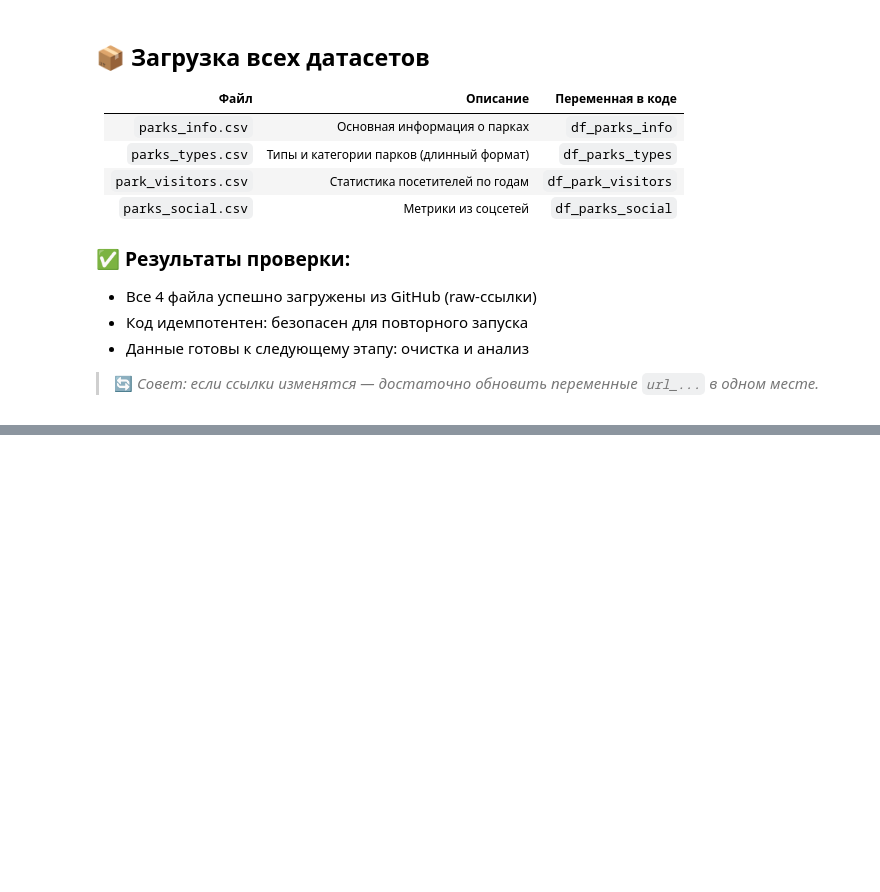
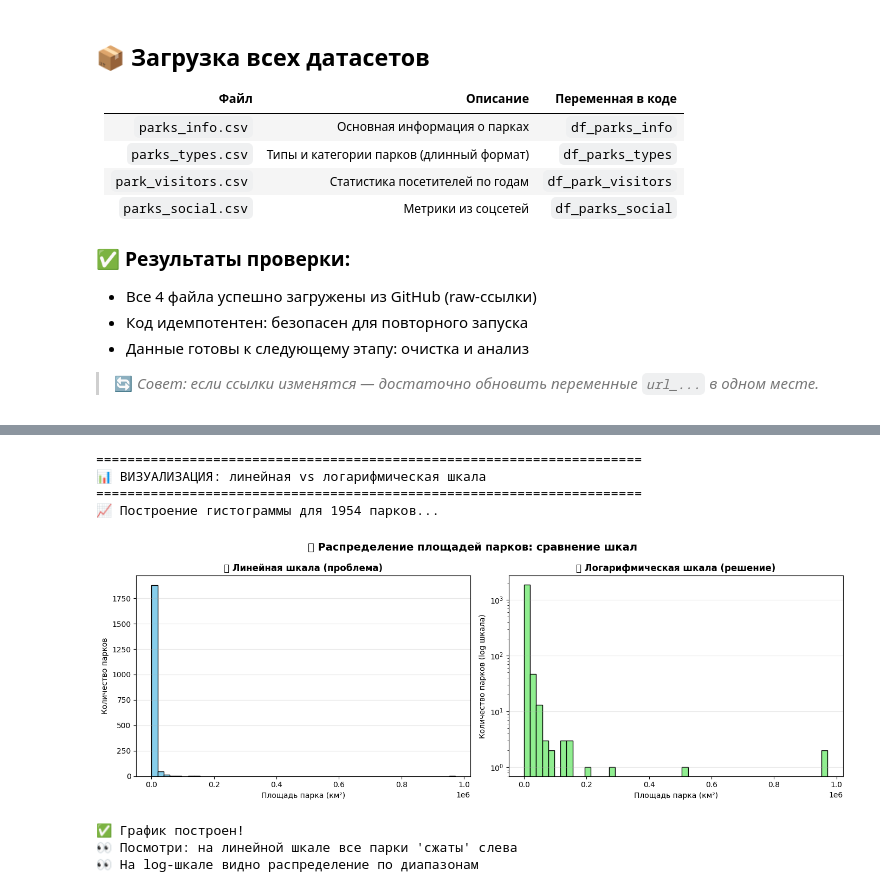
Before and after one commit to ksyushik31/python-ai-Puhlenko-Ksenia, a Jupyter notebook: "Week2_Data_Analysis_Puhlenko_Ksenia".ipynb, the cells around one changed output, grey strips where cells are left out. Drawn from its saved outputs; the diff is of its cells as text; code cells hidden in the pictures; blank space fills up the shorter version.

```diff
--- a/"Week2_Data_Analysis_Puhlenko_Ksenia".ipynb
+++ b/"Week2_Data_Analysis_Puhlenko_Ksenia".ipynb
@@ -121,0 +732,19 @@ display(df_parks_social.head(3))
+# %%
+# ================================
+# 🛠️ ИЗВЛЕЧЕНИЕ НАЗВАНИЯ ИЗ URL
+# ================================
+
+# Функция для извлечения последней части URL
+def extract_name_from_url(url):
+    if pd.isna(url) or not isinstance(url, str):
+        return url
+    # Берём часть после последнего '/'
+    return url.split('/')[-1]
+
+# Применяем, если столбец с URL существует
+if 'instanceType' in df_parks_types.columns:
+    # Создаём новый столбец с короткими названиями
+    df_parks_types['instanceType_short'] = df_parks_types['instanceType'].apply(extract_name_from_url)
+    type_col_for_analysis = 'instanceType_short'
+    print("✅ Создан столбец 'instanceType_short' с короткими названиями")
+    print(f"📊 Примеры: {df_parks_types['instanceType_short'].head(3).tolist()}")
@@ -121,0 +1832,54 @@ display(df_parks_social.head(3))
+# %%
+# ================================
+# 📈 ШАГ 8.3: Сравнение шкал на гистограмме
+# ================================
+
+if area_col and area_col in df_parks_info.columns:
+
+    # .dropna() — убираем пустые значения
+    area_data = df_parks_info[area_col].dropna()
+
+    print("\n" + "="*70)
+    print("📊 ВИЗУАЛИЗАЦИЯ: линейная vs логарифмическая шкала")
+    print("="*70)
+    print(f"📈 Построение гистограммы для {len(area_data)} парков...")
+
+    # Создаём фигуру с двумя графиками рядом
+    fig, (ax1, ax2) = plt.subplots(1, 2, figsize=(14, 5))
+
+    # --- График 1: Линейная шкала ---
+    ax1.hist(area_data, bins=50, edgecolor='black', color='skyblue')
+    ax1.set_title('🔴 Линейная шкала (проблема)', fontsize=12, fontweight='bold')
+    ax1.set_xlabel('Площадь парка (км²)')
+    ax1.set_ylabel('Количество парков')
+    ax1.grid(axis='y', alpha=0.3)
+
+    # --- График 2: Логарифмическая шкала ---
+    ax2.hist(area_data, bins=50, edgecolor='black', color='lightgreen', log=True)
+    ax2.set_title('🟢 Логарифмическая шкала (решение)', fontsize=12, fontweight='bold')
+    ax2.set_xlabel('Площадь парка (км²)')
+    ax2.set_ylabel('Количество парков (log шкала)')
+    ax2.grid(axis='y', alpha=0.3)
+
+    # Общий заголовок
+    fig.suptitle('📊 Распределение площадей парков: сравнение шкал', fontsize=14, fontweight='bold')
+
+    # Автоматическая подгонка отступов
+    plt.tight_layout()
+    plt.show()
+
+    print("\n✅ График построен!")
+    print("👀 Посмотри: на линейной шкале все парки 'сжаты' слева")
+    print("👀 На log-шкале видно распределение по диапазонам")
+
+else:
+    print("⚠️ Столбец площади не найден — невозможно построить график")
+# %% [output]
+======================================================================
+📊 ВИЗУАЛИЗАЦИЯ: линейная vs логарифмическая шкала
+======================================================================
+📈 Построение гистограммы для 1954 парков...
+[figure, added]
+✅ График построен!
+👀 Посмотри: на линейной шкале все парки 'сжаты' слева
+👀 На log-шкале видно распределение по диапазонам
```
Also changed, not shown: parts of 54 cells of this notebook.
